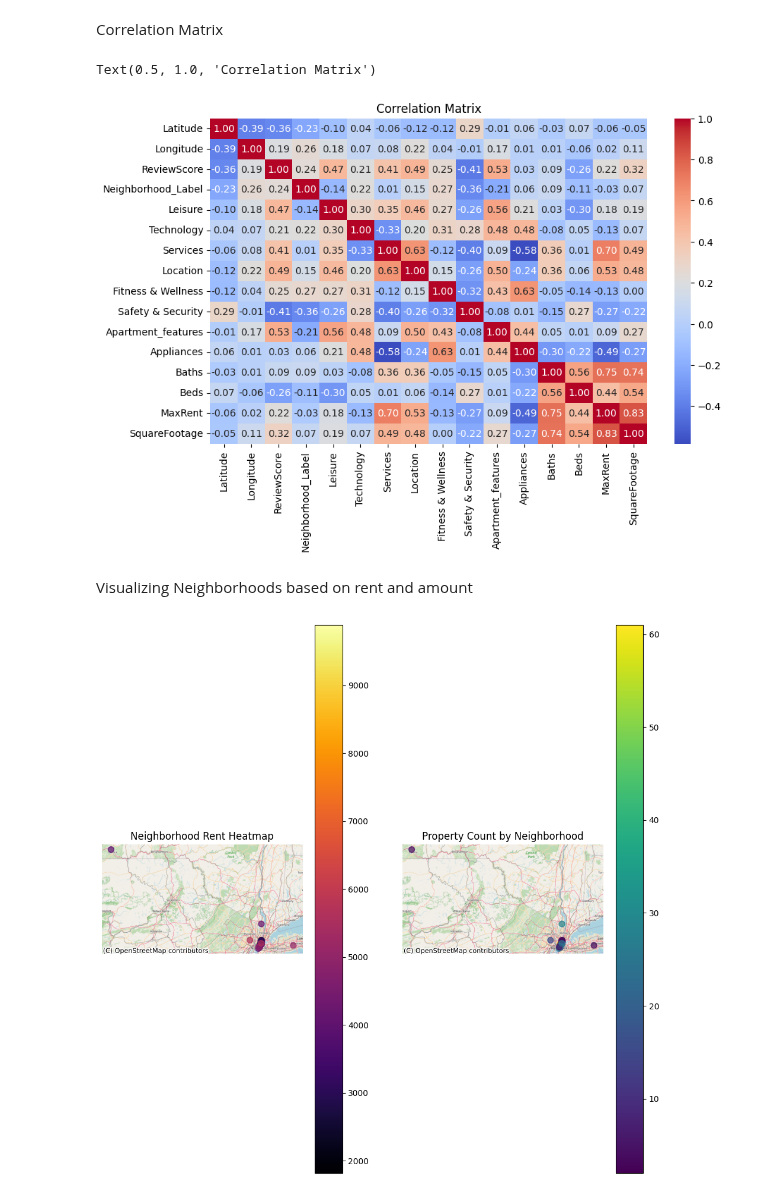
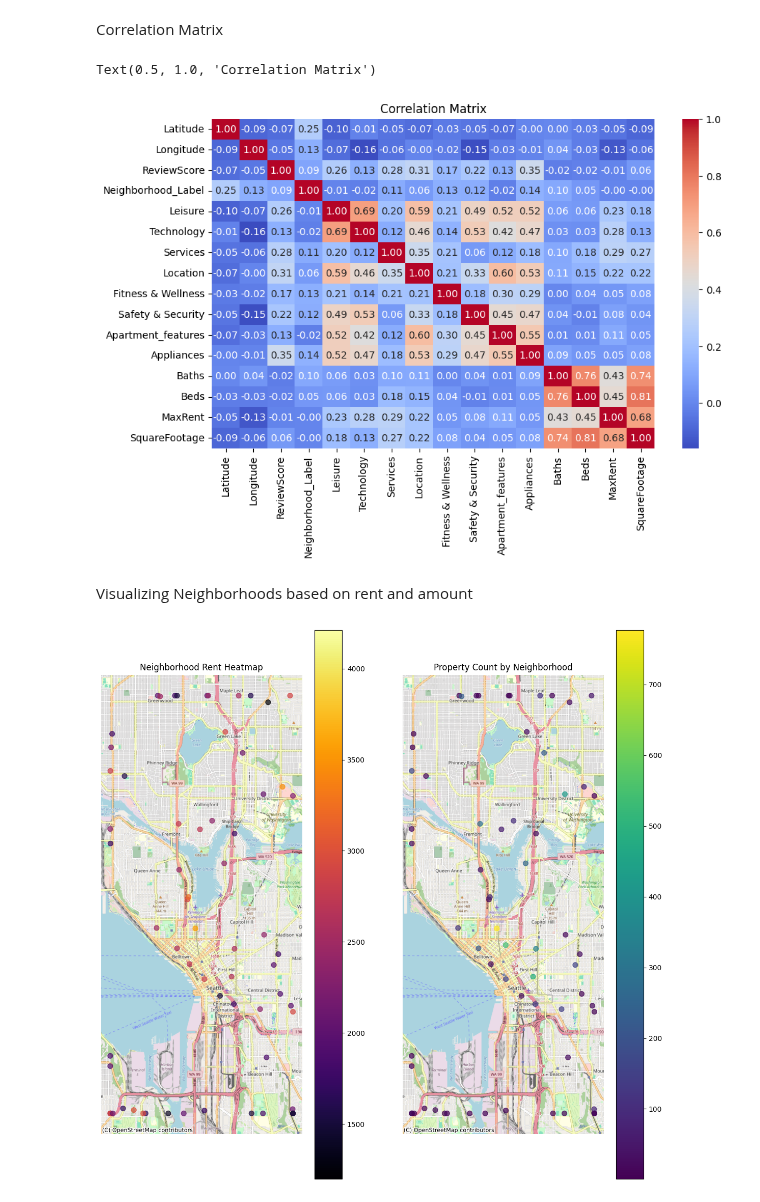
Before and after one commit to jackyeung99/proj_apartment-finder, a Jupyter notebook: models/basic_stat_model.ipynb, the cells around one changed output. Saved outputs shown, nothing was run; the diff lists cells and outputs as text; code cells hidden in the pictures.

```diff
--- a/models/basic_stat_model.ipynb
+++ b/models/basic_stat_model.ipynb
@@ -15,7 +15,7 @@ import numpy as np
 # %% [markdown]
 load and clean data
 # %%
-main_data = pd.read_csv('../data/processed_data/new-york_ny_processed.csv')
+main_data = pd.read_csv('../data/processed_data/seattle_wa_processed.csv')
 # %%
 main_data = main_data.drop('PropertyId', axis=1)
 # Ensure all data is numeric before calculating the correlation matrix
@@ -84,43 +84,50 @@ sns.heatmap(corr_matrix, annot=True, fmt=".2f", cmap='coolwarm')
 plt.title('Correlation Matrix')
 # %% [output]
 Text(0.5, 1.0, 'Correlation Matrix')
-[figure, old version]
+[figure, new version]
 # %% [markdown]
 Visualizing Neighborhoods based on rent and amount
 # %%
-# main_data = main_data[(main_data['Latitude'] <= 31)]
+# Handle miscaculated lat long from addresses
+lower_cap = main_data['Latitude'].quantile(0.05)
+upper_cap = main_data['Latitude'].quantile(0.95)
+main_data['Latitude'] = main_data['Latitude'].clip(lower_cap, upper_cap)
 
+lower_cap = main_data['Longitude'].quantile(0.05)
+upper_cap = main_data['Longitude'].quantile(0.95)
+main_data['Longitude'] = main_data['Longitude'].clip(lower_cap, upper_cap)
 
+# Get meta-data for neighborhoods
 neighborhoods = main_data.groupby('Neighborhood_Label').agg(
     MaxRent_Mean=('MaxRent', 'mean'),
     MaxRent_Std=('MaxRent', 'std'),
     Latitude_Mean=('Latitude', 'mean'),
     Longitude_Mean=('Longitude', 'mean'),
     Property_Count=('Neighborhood_Label', 'size')
 )
 
-# Creating a GeoDataFrame
+# Create a GeoDataFrame
 geometry = [Point(xy) for xy in zip(neighborhoods['Longitude_Mean'], neighborhoods['Latitude_Mean'])]
 gdf = gpd.GeoDataFrame(neighborhoods, geometry=geometry)
 gdf.crs = 'EPSG:4326'
 gdf = gdf.to_crs(epsg=3857)
 
 # Plotting
-fig, (ax1, ax2) = plt.subplots(1, 2, figsize=(12, 12))
+fig, (ax1, ax2) = plt.subplots(1, 2, figsize=(14, 14))
 
 # Plot 1: Heatmap based on MaxRent_Mean
 gdf.plot(ax=ax1, marker='o', column='MaxRent_Mean', cmap='inferno', legend=True, markersize=50, alpha=0.7)
 ctx.add_basemap(ax1, source=ctx.providers.OpenStreetMap.Mapnik)
 ax1.set_axis_off()
 ax1.set_title('Neighborhood Rent Heatmap')
 
 # Plot 2: Heatmap based on Property_Count
 gdf.plot(ax=ax2, marker='o', column='Property_Count', cmap='viridis', legend=True, markersize=50, alpha=0.7)
 ctx.add_basemap(ax2, source=ctx.providers.OpenStreetMap.Mapnik)
 ax2.set_axis_off()
 ax2.set_title('Property Count by Neighborhood')
 
 
 plt.show()
 # %% [output]
-[figure, old version]
+[figure, new version]
```
Also changed, not shown: parts of 3 cells of this notebook, 6 other files.
